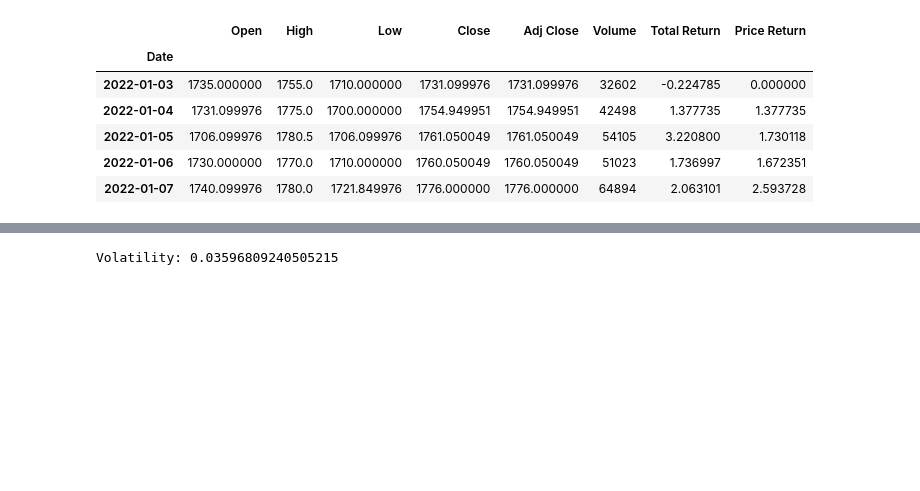
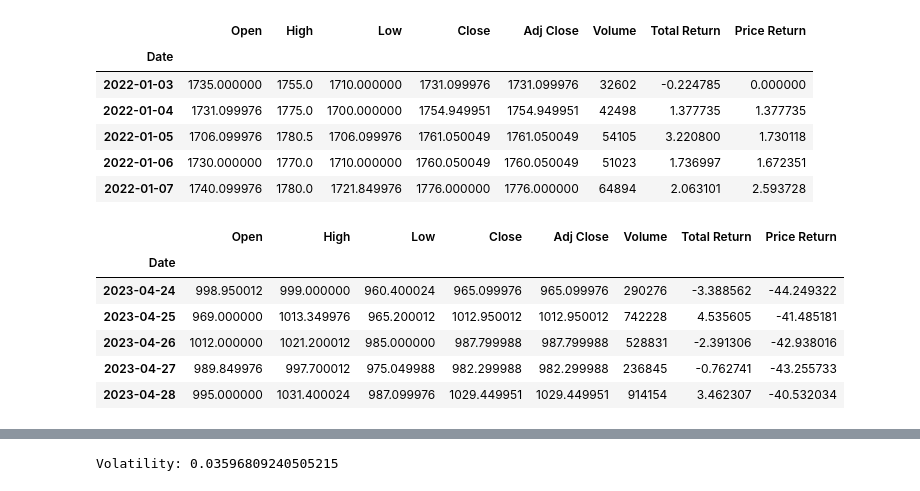
Before and after one commit to arunp77/Machine-Learning, a Jupyter notebook: Projects-ML/Monte-carlo-simulation.ipynb, the cells around one changed output, grey strips where cells are left out. Cells and saved outputs as stored; diff of their text form; code cells hidden in the pictures; blank space fills up the shorter version.

```diff
--- a/Projects-ML/Monte-carlo-simulation.ipynb
+++ b/Projects-ML/Monte-carlo-simulation.ipynb
@@ -476,6 +476,16 @@ adani_df1.head()
 | 2022-01-05 | 1706.099976 | 1780.5 | 1706.099976 | 1761.050049 | 1761.050049 | 54105 | 3.220800 | 1.730118 |
 | 2022-01-06 | 1730.000000 | 1770.0 | 1710.000000 | 1760.050049 | 1760.050049 | 51023 | 1.736997 | 1.672351 |
 | 2022-01-07 | 1740.099976 | 1780.0 | 1721.849976 | 1776.000000 | 1776.000000 | 64894 | 2.063101 | 2.593728 |
+# %%
+adani_df1.tail()
+# %% [output]
+|  | Open | High | Low | Close | Adj Close | Volume | Total Return | Price Return |
+| Date |  |  |  |  |  |  |  |  |
+| 2023-04-24 | 998.950012 | 999.000000 | 960.400024 | 965.099976 | 965.099976 | 290276 | -3.388562 | -44.249322 |
+| 2023-04-25 | 969.000000 | 1013.349976 | 965.200012 | 1012.950012 | 1012.950012 | 742228 | 4.535605 | -41.485181 |
+| 2023-04-26 | 1012.000000 | 1021.200012 | 985.000000 | 987.799988 | 987.799988 | 528831 | -2.391306 | -42.938016 |
+| 2023-04-27 | 989.849976 | 997.700012 | 975.049988 | 982.299988 | 982.299988 | 236845 | -0.762741 | -43.255733 |
+| 2023-04-28 | 995.000000 | 1031.400024 | 987.099976 | 1029.449951 | 1029.449951 | 914154 | 3.462307 | -40.532034 |
 # %% [markdown]
 ### Voltality of the market
 
```
Also changed, not shown: parts of 4 cells of this notebook.
